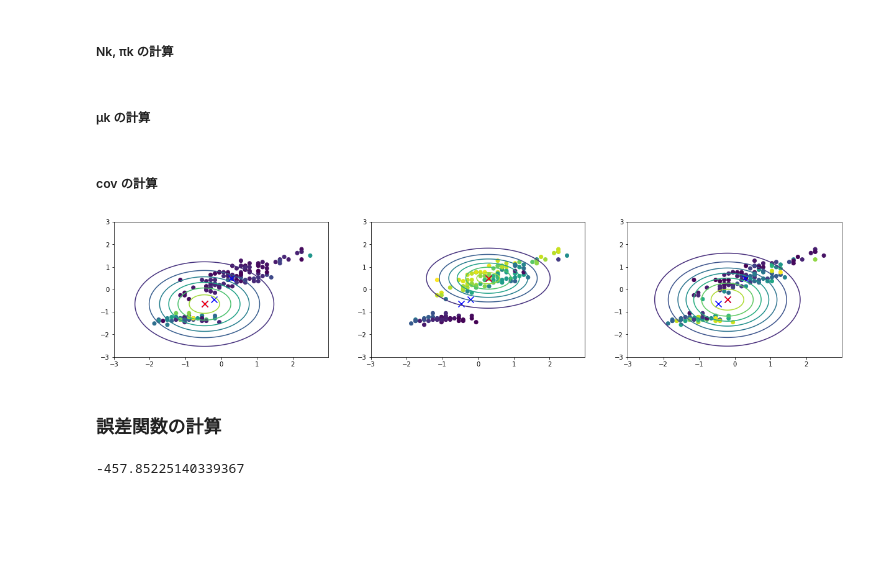
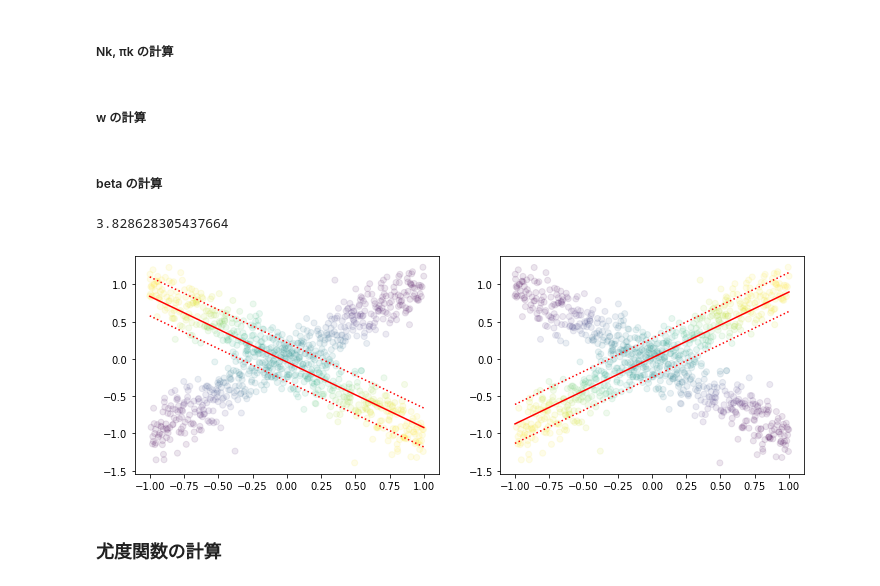
Before and after one commit to yokonami/prml_practice, a Jupyter notebook: samples/linear_regression_mixtures_trial.ipynb, the cells around one changed output. Cells and saved outputs as stored; diff of their text form; code cells hidden in the pictures; blank space fills up the shorter version.

```diff
--- a/samples/linear_regression_mixtures_trial.ipynb
+++ b/samples/linear_regression_mixtures_trial.ipynb
@@ -93,2 +110,2 @@ pi = nk / n
 # %% [markdown]
-##### μk の計算
+##### w の計算
@@ -98,34 +112,46 @@ for k in range(n_class):
+# %%
+for k in range(K):
+    atrka = np.dot(phi.T, np.diag(rnk[:, k])).dot(phi)
+    atrky = np.dot(phi.T, np.diag(rnk[:, k])).dot(y)
+    w[k] = np.linalg.inv(atrka).dot(atrky).flatten()
 # %% [markdown]
-##### cov の計算
+##### beta の計算
 # %%
-for k in range(n_class):
-    cov[k] = (X - mu[k]).T.dot(np.diag(rnk[:, k])).dot(X - mu[k]) / nk[k]
+beta = 0
+for k in range(K):
+    beta += phi.dot(w[k]).dot(np.diag(rnk[:,k])).dot(phi.dot(w[k]))
-# %%
-import matplotlib
-matplotlib.rcParams['figure.figsize'] = (21, 4)
-for k in range(n_class):
-    plt.subplot(1, n_class, k+1)
-    plt.scatter(X[:, ax], X[:, ay], c=rnk[:, k])
-    plt.scatter(mu[:, ax], mu[:, ay], c='b', marker='x', s=100)
-    plt.scatter(mu[k, ax], mu[k, ay], c='r', marker='x', s=100)
-
-    rv = multivariate_normal(mu[k, [ax, ay]], cov[k, [ax, ay], [ax, ay]])
-    x, y = np.mgrid[-3:3:.01, -3:3:.01]
-    pos = np.empty(x.shape + (2,))
-    pos[:, :, 0] = x; pos[:, :, 1] = y
-    plt.contour(x, y, rv.pdf(pos))
-# %% [output]
-[figure, removed]
+# %%
+beta = N * (1 / beta)
+# %%
+beta
+# %% [output]
+3.828628305437664
+# %%
+matplotlib.rcParams['figure.figsize'] = (6*K, 4)
+
+from scipy.stats import multivariate_normal
+for k in range(K):
+    plt.subplot(1, 2, k+1)
+    plt.scatter(X[:,0], y[:,0], alpha=0.1, c=rnk[:, k])
+    nb = 10
+    xb = np.linspace(-1, 1, nb).reshape(nb, 1)
+    xb = np.hstack((np.ones(shape=(xb.shape[0],1)), xb))
+    yb = xb.dot(w[k])
+    plt.plot(xb[:, 1], yb, color='r')
+    plt.plot(xb[:, 1], yb+(1./beta), linestyle=':', color='r')
+    plt.plot(xb[:, 1], yb-(1./beta), linestyle=':', color='r')
+
+plt.show()
+# %% [output]
+[figure, added]
 # %% [markdown]
-### 誤差関数の計算
+### 尤度関数の計算
 # %%
-j = 0
-mn_list = [multivariate_normal(mu[k], cov[k]) for k in range(n_class)]
-for i in range(n):
-    jk = 0
-    for k in range(n_class):
-        jk += pi[k] * mn_list[k].pdf(X[i])
-    j += np.log(jk)
-print(j)
+# j = 0
+# mn_list = [multivariate_normal(mu[k], cov[k]) for k in range(n_class)]
+# for i in range(n):
+#     jk = 0
+#     for k in range(n_class):
+#         jk += pi[k] * mn_list[k].pdf(X[i])
+#     j += np.log(jk)
+# print(j)
-# %% [output]
--457.85225140339367
```
Also changed, not shown: parts of 13 cells of this notebook.
